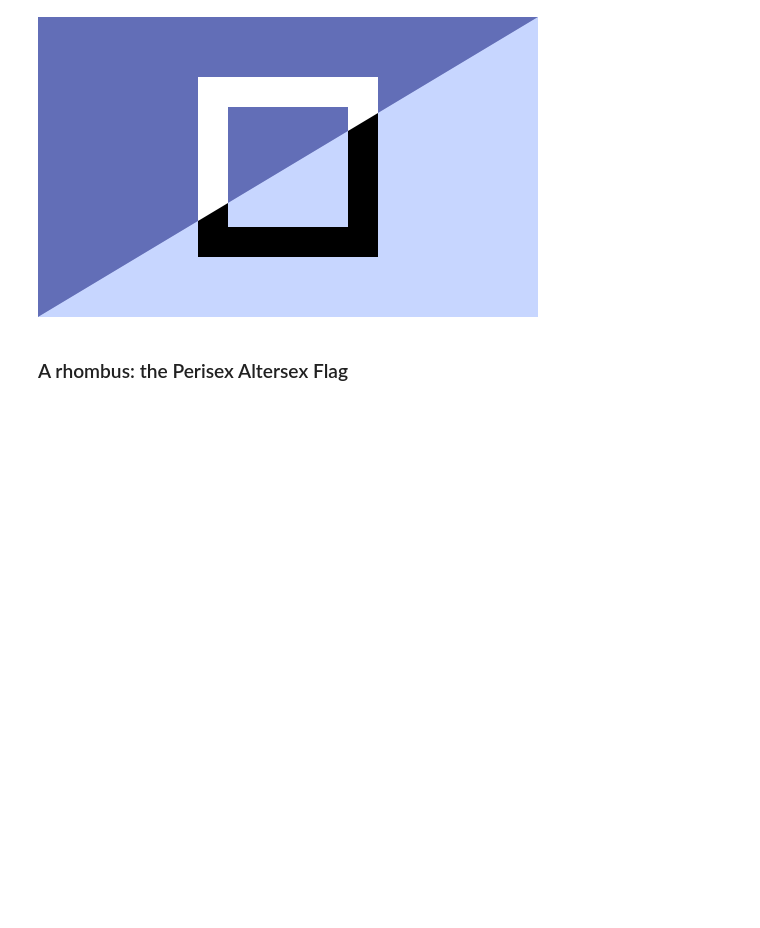
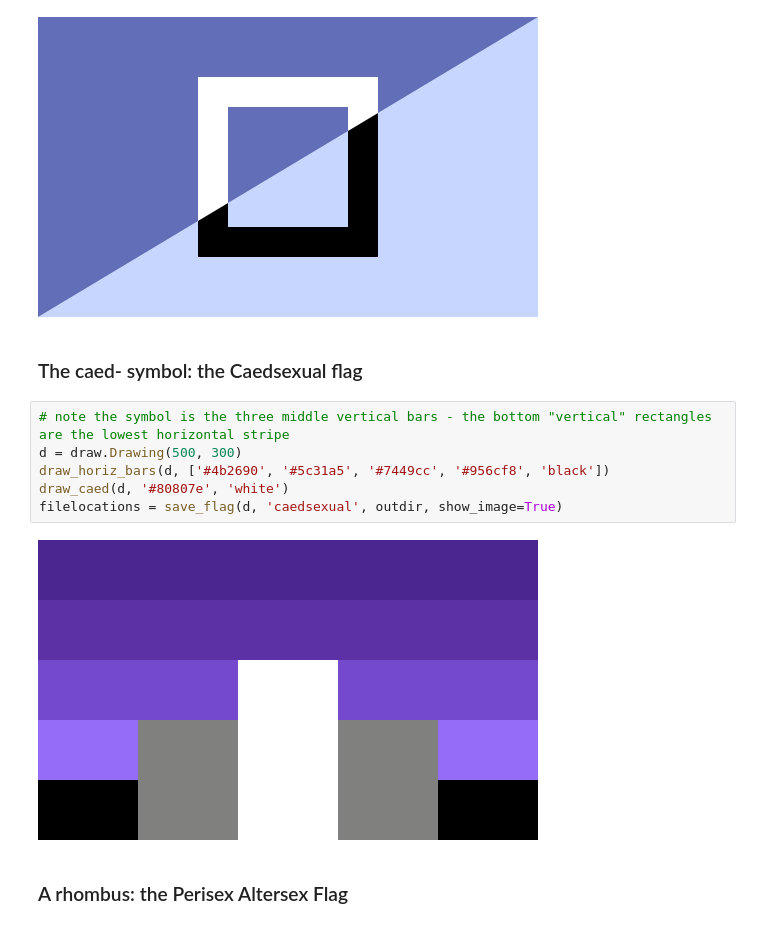
Before and after one commit to intervexual/drawpride, a Jupyter notebook: examples.ipynb, the cells around one changed output. Cells and saved outputs as stored; diff of their text form; blank space fills up the shorter version.

```diff
--- a/examples.ipynb
+++ b/examples.ipynb
@@ -139,6 +149,16 @@ draw_diagonal_cut_square(d, 'white')
 filelocations = save_flag(d, 'endosex', outdir, show_image=True)
 # %% [output]
 [figure]
+# %% [markdown]
+### The caed- symbol: the Caedsexual flag
+# %%
+# note the symbol is the three middle vertical bars - the bottom "vertical" rectangles are the lowest horizontal stripe
+d = draw.Drawing(500, 300)
+draw_horiz_bars(d, ['#4b2690', '#5c31a5', '#7449cc', '#956cf8', 'black'])
+draw_caed(d, '#80807e', 'white')
+filelocations = save_flag(d, 'caedsexual', outdir, show_image=True)
+# %% [output]
+[figure, added]
 # %% [markdown]
 ### A rhombus: the Perisex Altersex Flag
 # %%
```
Also changed, not shown: parts of 24 cells of this notebook, 43 other files.
